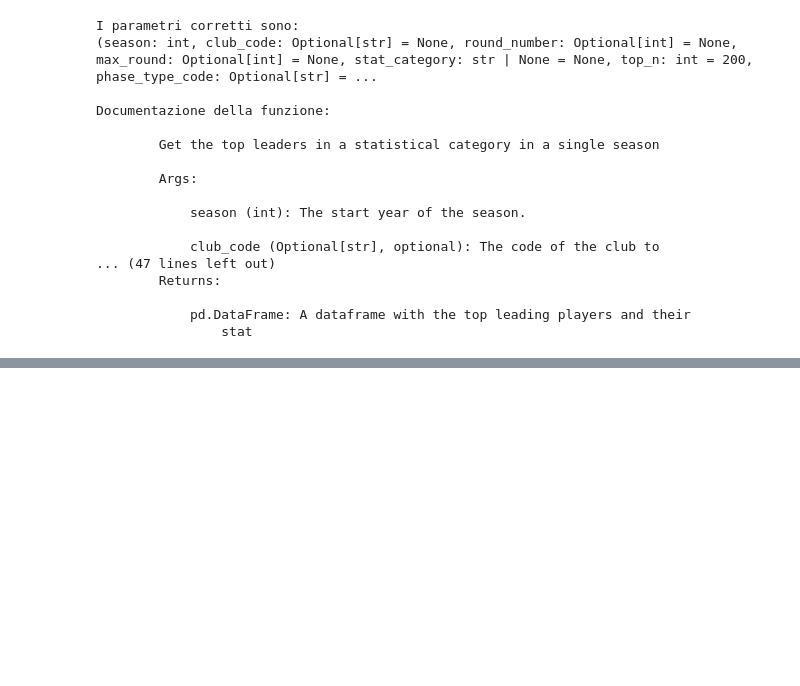
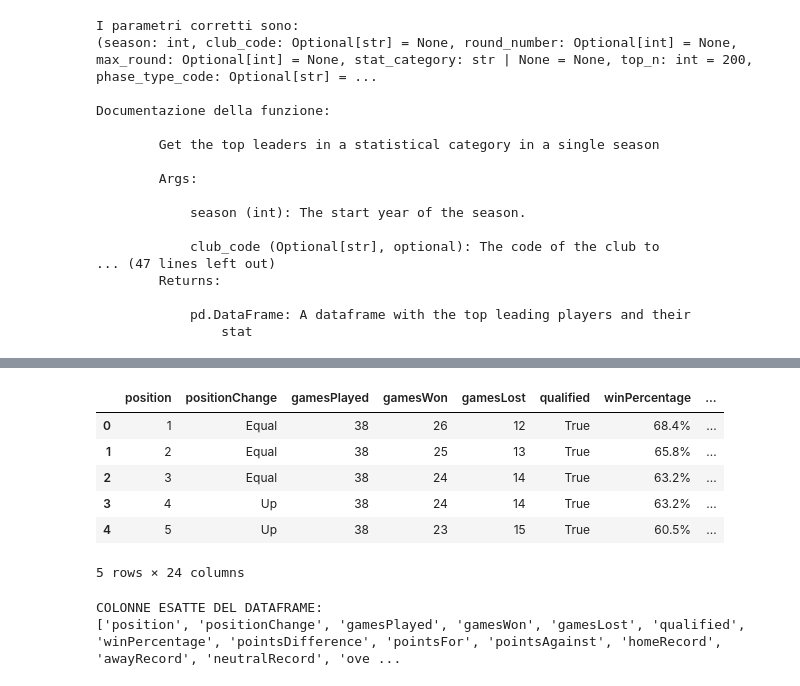
Before and after one commit to SLNN12/Programming-Exam-Project, a Jupyter notebook: prove/explore.ipynb, the cells around one changed output, grey strips where cells are left out. Drawn from its saved outputs; the diff is of its cells as text; code cells hidden in the pictures; blank space fills up the shorter version.

```diff
--- a/prove/explore.ipynb
+++ b/prove/explore.ipynb
@@ -106,0 +135,23 @@ Documentazione della funzione:
+# %%
+# Inizializza l'API per l'Eurolega ("E")
+standings_api = Standings("E")
+
+# Scarica la classifica della prima giornata di una stagione passata (es. 2023)
+df_test = standings_api.get_standings(season=2025, round_number=38)
+
+# Mostra le prime 5 righe (in Jupyter 'display' formatta la tabella meglio di print)
+display(df_test.head())
+
+# Stampa la lista esatta e completa delle colonne
+print("COLONNE ESATTE DEL DATAFRAME:")
+print(df_test.columns.tolist())
+# %% [output]
+|  | position | positionChange | gamesPlayed | gamesWon | gamesLost | qualified | winPercentage | ... |
+| 0 | 1 | Equal | 38 | 26 | 12 | True | 68.4% | ... |
+| 1 | 2 | Equal | 38 | 25 | 13 | True | 65.8% | ... |
+| 2 | 3 | Equal | 38 | 24 | 14 | True | 63.2% | ... |
+| 3 | 4 | Up | 38 | 24 | 14 | True | 63.2% | ... |
+| 4 | 5 | Up | 38 | 23 | 15 | True | 60.5% | ... |
+5 rows × 24 columns
+COLONNE ESATTE DEL DATAFRAME:
+['position', 'positionChange', 'gamesPlayed', 'gamesWon', 'gamesLost', 'qualified', 'winPercentage', 'pointsDifference', 'pointsFor', 'pointsAgainst', 'homeRecord', 'awayRecord', 'neutralRecord', 'ove ...
```
Also changed, not shown: parts of 2 cells of this notebook, 1 other file.
